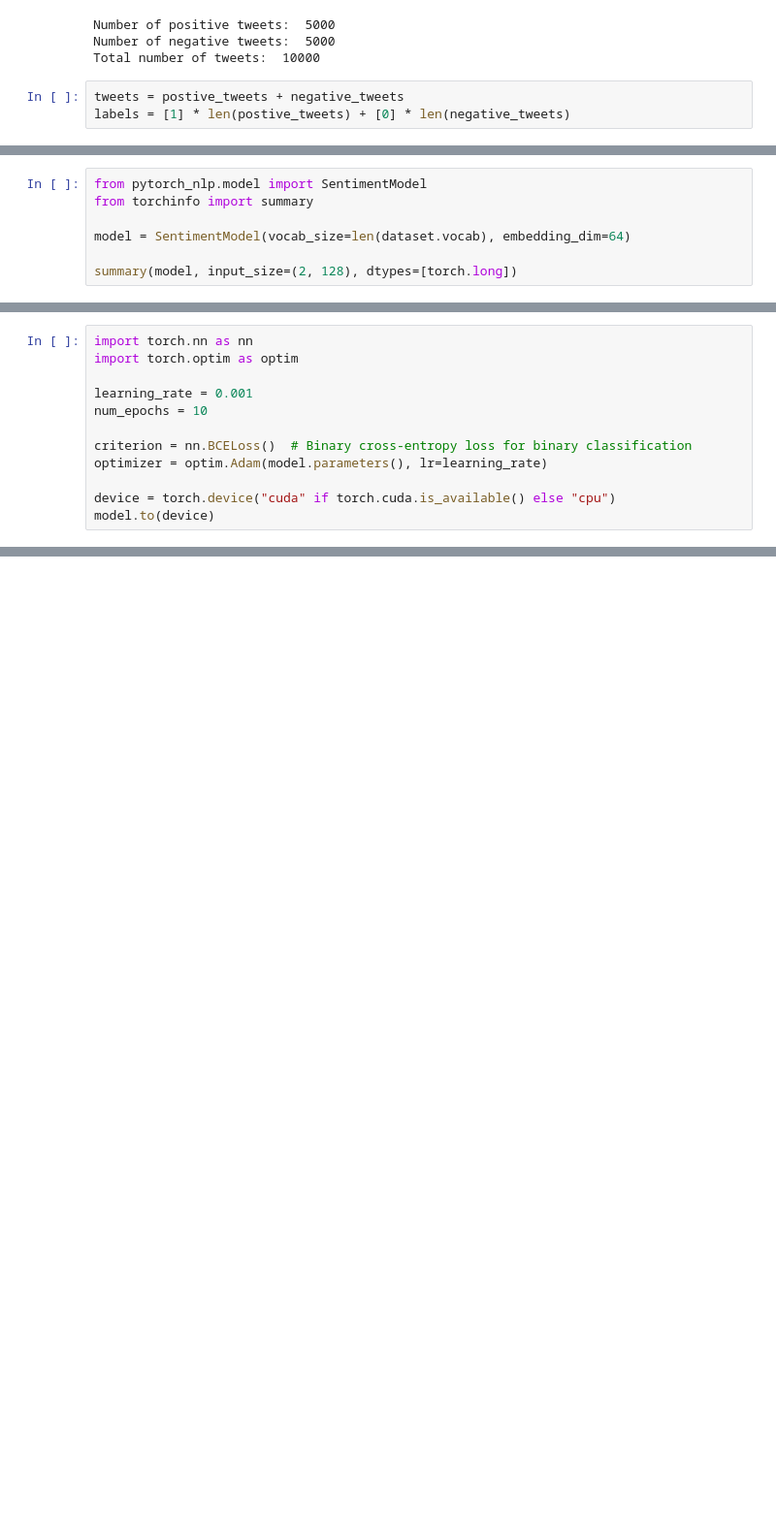
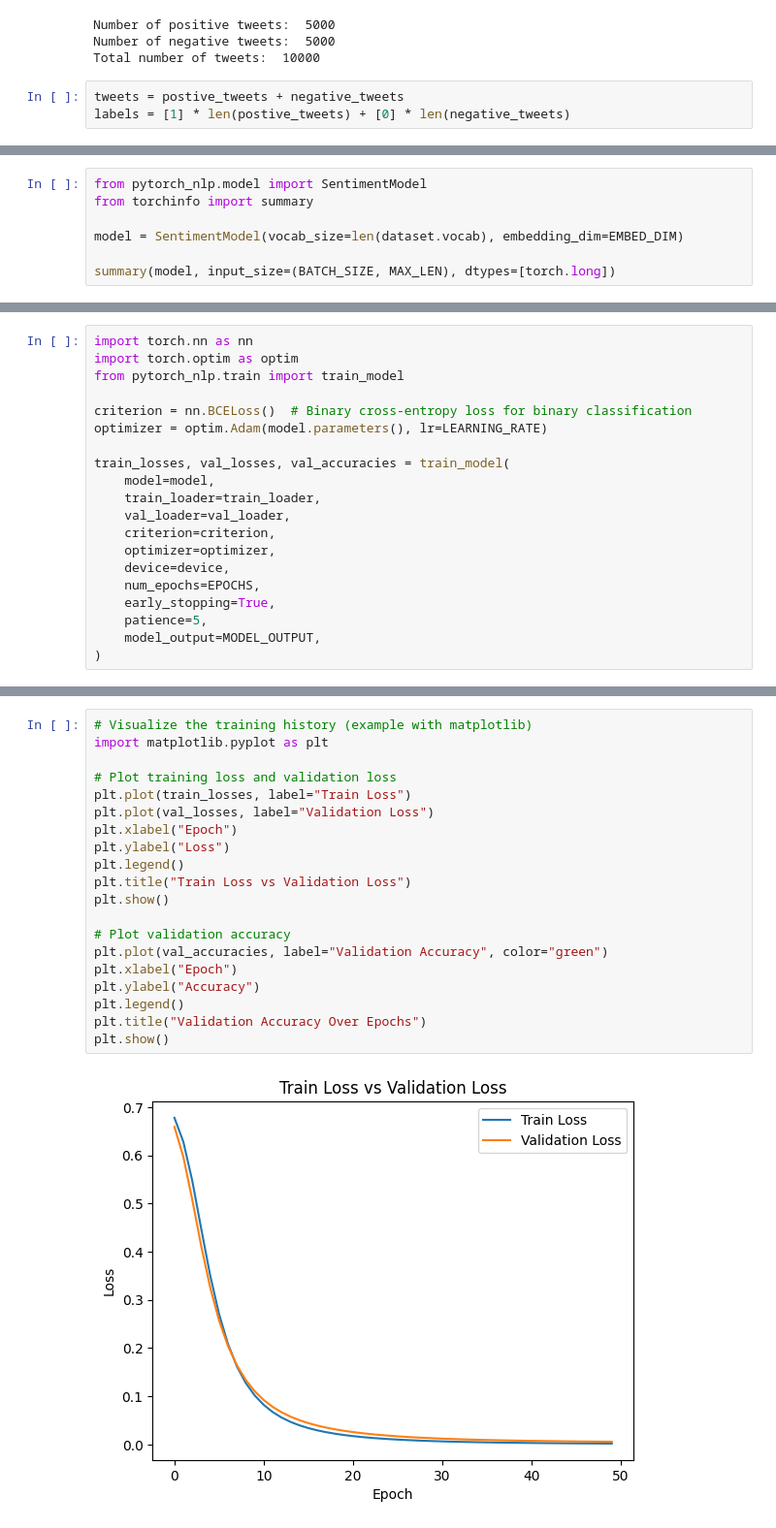
Before and after one commit to KrasserKai/htwg-practical-nlp, a Jupyter notebook: notebooks/pytorch_for_nlp.ipynb, the cells around one changed output, grey strips where cells are left out. Shown at 97% size. Saved outputs shown, nothing was run; the diff lists cells and outputs as text; blank space fills up the shorter version.

```diff
--- a/notebooks/pytorch_for_nlp.ipynb
+++ b/notebooks/pytorch_for_nlp.ipynb
@@ -63,9 +87,9 @@ Train Size: 8000, Test Size: 2000
 from pytorch_nlp.model import SentimentModel
 from torchinfo import summary
 
-model = SentimentModel(vocab_size=len(dataset.vocab), embedding_dim=64)
+model = SentimentModel(vocab_size=len(dataset.vocab), embedding_dim=EMBED_DIM)
 
-summary(model, input_size=(2, 128), dtypes=[torch.long])
+summary(model, input_size=(BATCH_SIZE, MAX_LEN), dtypes=[torch.long])
 # %% [output]
 ==========================================================================================
 Layer (type:depth-idx)                   Output Shape              Param #
@@ -88,13 +121,21 @@ Estimated Total Size (MB): 2.82
 # %%
 import torch.nn as nn
 import torch.optim as optim
-
-learning_rate = 0.001
-num_epochs = 10
+from pytorch_nlp.train import train_model
 
 criterion = nn.BCELoss()  # Binary cross-entropy loss for binary classification
-optimizer = optim.Adam(model.parameters(), lr=learning_rate)
+optimizer = optim.Adam(model.parameters(), lr=LEARNING_RATE)
 
-device = torch.device("cuda" if torch.cuda.is_available() else "cpu")
-model.to(device)
+train_losses, val_losses, val_accuracies = train_model(
+    model=model,
+    train_loader=train_loader,
+    val_loader=val_loader,
+    criterion=criterion,
+    optimizer=optimizer,
+    device=device,
+    num_epochs=EPOCHS,
+    early_stopping=True,
+    patience=5,
+    model_output=MODEL_OUTPUT,
+)
 # %% [output]
@@ -173,0 +159,22 @@ Test Accuracy: 0.9975
+# %%
+# Visualize the training history (example with matplotlib)
+import matplotlib.pyplot as plt
+
+# Plot training loss and validation loss
+plt.plot(train_losses, label="Train Loss")
+plt.plot(val_losses, label="Validation Loss")
+plt.xlabel("Epoch")
+plt.ylabel("Loss")
+plt.legend()
+plt.title("Train Loss vs Validation Loss")
+plt.show()
+
+# Plot validation accuracy
+plt.plot(val_accuracies, label="Validation Accuracy", color="green")
+plt.xlabel("Epoch")
+plt.ylabel("Accuracy")
+plt.legend()
+plt.title("Validation Accuracy Over Epochs")
+plt.show()
+# %% [output]
+[figure, added]
```
Also changed, not shown: parts of 12 cells of this notebook, 3 other files.
